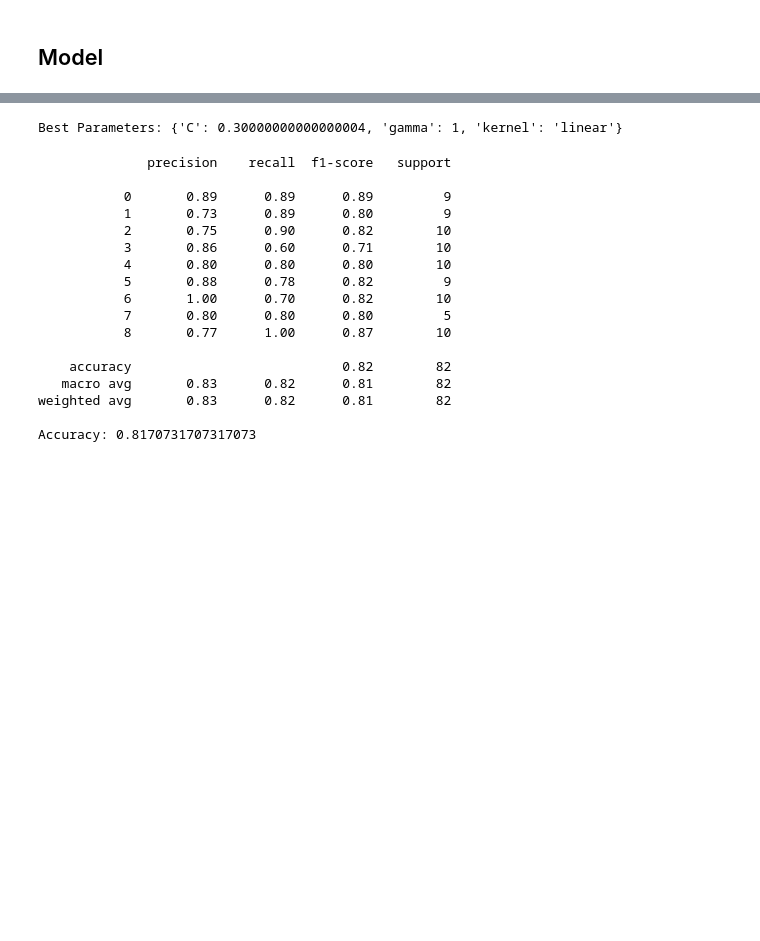
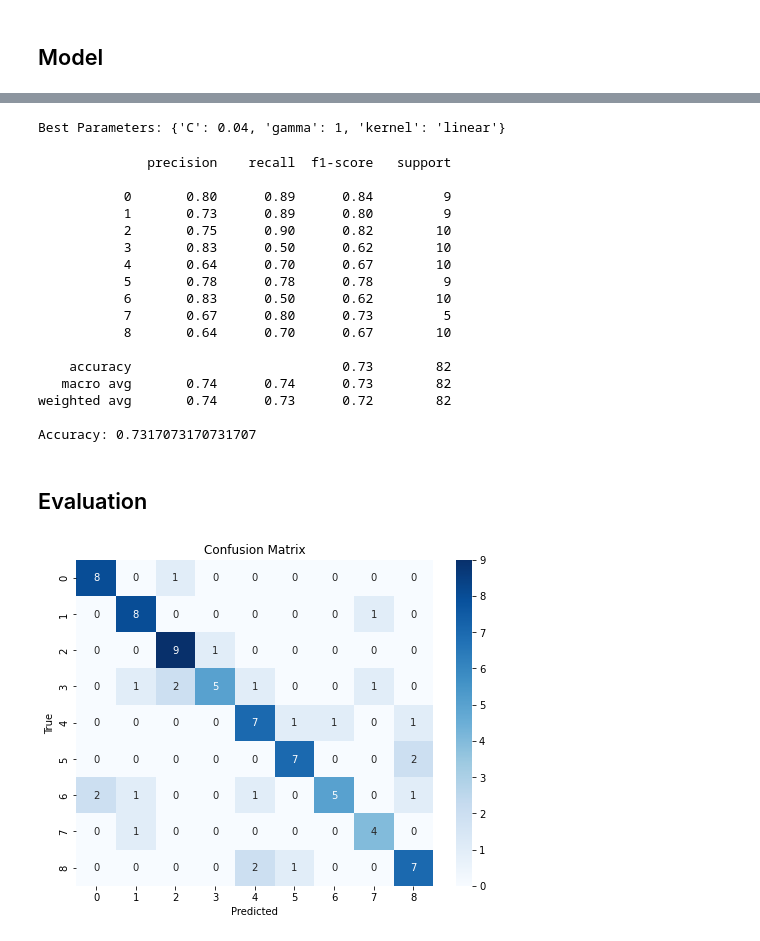
Before and after one commit to ndmch3w/FingerprintBiometric, a Jupyter notebook: biometric.ipynb, the cells around one changed output, grey strips where cells are left out. Saved outputs shown, nothing was run; the diff lists cells and outputs as text; code cells hidden in the pictures; blank space fills up the shorter version.

```diff
--- a/biometric.ipynb
+++ b/biometric.ipynb
@@ -217,17 +252,10 @@ print(len(encoded_labels))
 from sklearn.model_selection import StratifiedKFold
 from sklearn.model_selection import GridSearchCV
 
-
-features = hog_features
-
-# Split data into training and testing sets
-X_train, X_test, y_train, y_test = train_test_split(features, encoded_labels, test_size=0.2, random_state=42, stratify=encoded_labels)
-
-
 # Define the parameter grid without 'gamma'
-param_grid = {'C': np.arange(0.1, 5.2, 0.2),
+param_grid = {'C': np.arange(0.005, 0.05, 0.005),
               'gamma': [1, 0.1, 0.01, 0.001],
-              'kernel': ['rbf', 'sigmoid', 'linear', 'poly']}  # No 'gamma' specified here
+              'kernel': ['linear', 'sigmoid']} #'kernel': ['rbf', 'sigmoid', 'linear', 'poly']
 
 # Initialize the SVM classifier
 svm = SVC(class_weight='balanced')
@@ -238,20 +266,20 @@ skf = StratifiedKFold(n_splits=5, shuffle=True, random_state=42)
 # Initialize GridSearchCV with Stratified K-fold
 # scoring ở đây nên để là recall/f1 tuy nhiên code lại bị lỗi nếu để thế, ae nghiên cứu fix hộ
 # n_jobs = -1 sẽ dùng full cpu, nếu muốn chỉ dùng 2 core, để n_jobs=2
-grid_search = GridSearchCV(estimator=svm, param_grid=param_grid, cv=skf, n_jobs=2, scoring='accuracy')
+grid_search = GridSearchCV(estimator=svm, param_grid=param_grid, cv=skf, n_jobs=3, scoring='accuracy')
 
 # Fit the data to perform grid search
-grid_search.fit(X_train, y_train)
+grid_search.fit(X_train_oversampled, y_train_oversampled)
 
 # Get the best parameters
 best_params = grid_search.best_params_
 print("Best Parameters:", best_params)
 # %% [output]
-Best Parameters: {'C': 0.30000000000000004, 'gamma': 1, 'kernel': 'linear'}
+Best Parameters: {'C': 0.04, 'gamma': 1, 'kernel': 'linear'}
 # %%
 # Train the SVM model with the best parameters
 best_svm = SVC(**best_params)
-best_svm.fit(X_train, y_train)
+best_svm.fit(X_train_oversampled, y_train_oversampled)
 
 # Predict on the test set
 y_pred = best_svm.predict(X_test)
@@ -264,18 +292,33 @@ print("Accuracy:", accuracy)
 # %% [output]
               precision    recall  f1-score   support
 
-           0       0.89      0.89      0.89         9
+           0       0.80      0.89      0.84         9
            1       0.73      0.89      0.80         9
            2       0.75      0.90      0.82        10
-           3       0.86      0.60      0.71        10
-           4       0.80      0.80      0.80        10
-           5       0.88      0.78      0.82         9
-           6       1.00      0.70      0.82        10
-           7       0.80      0.80      0.80         5
-           8       0.77      1.00      0.87        10
+           3       0.83      0.50      0.62        10
+           4       0.64      0.70      0.67        10
+           5       0.78      0.78      0.78         9
+           6       0.83      0.50      0.62        10
+           7       0.67      0.80      0.73         5
+           8       0.64      0.70      0.67        10
 
-    accuracy                           0.82        82
-   macro avg       0.83      0.82      0.81        82
-weighted avg       0.83      0.82      0.81        82
+    accuracy                           0.73        82
+   macro avg       0.74      0.74      0.73        82
+weighted avg       0.74      0.73      0.72        82
 
-Accuracy: 0.8170731707317073
+Accuracy: 0.7317073170731707
+# %% [markdown]
+## Evaluation
+# %%
+# Compute confusion matrix
+conf_mat = confusion_matrix(y_test, y_pred)
+
+# Plot confusion matrix
+plt.figure(figsize=(8, 6))
+sns.heatmap(conf_mat, annot=True, fmt='d', cmap='Blues')
+plt.xlabel('Predicted')
+plt.ylabel('True')
+plt.title('Confusion Matrix')
+plt.show()
+# %% [output]
+[figure, added]
```
Also changed, not shown: parts of 6 cells of this notebook.
